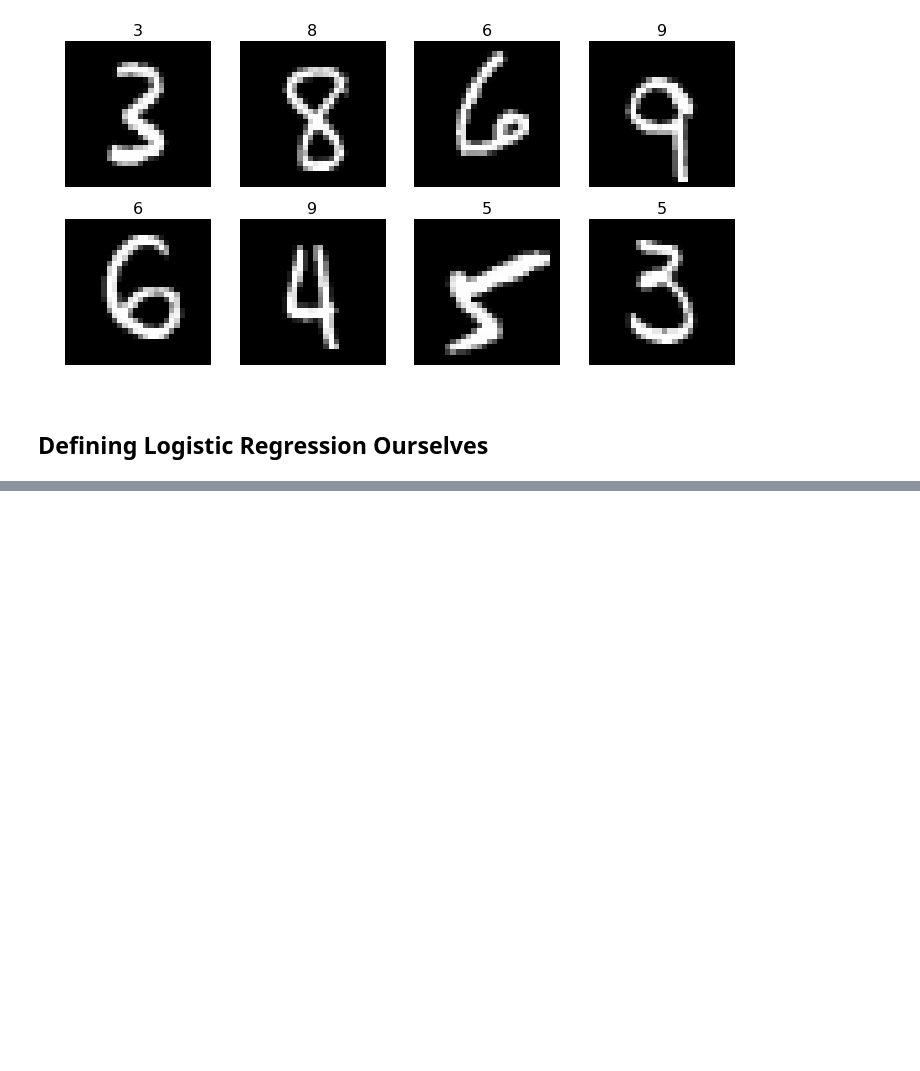
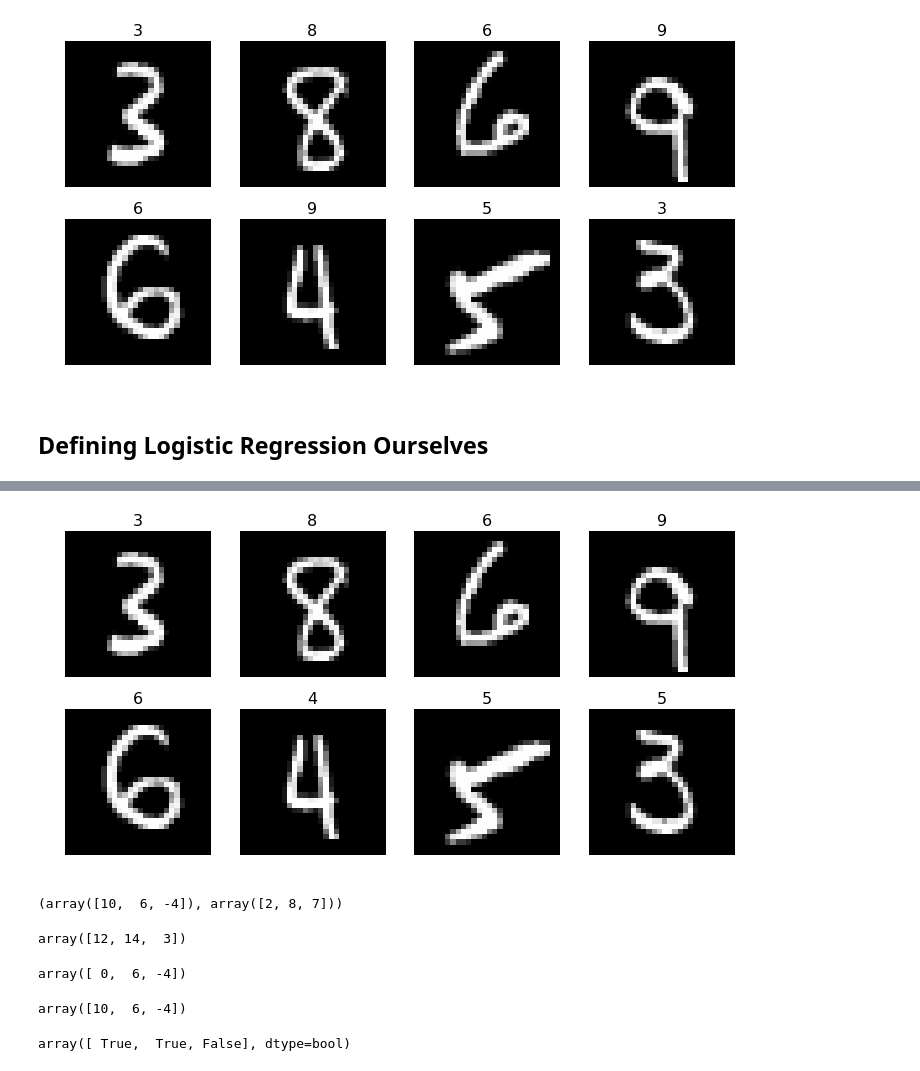
Before and after one commit to abhimanyumittal/fast_ai_ml, a Jupyter notebook: mnist_sgd.ipynb, the cells around one changed output, grey strips where cells are left out. Drawn from its saved outputs; the diff is of its cells as text; code cells hidden in the pictures; blank space fills up the shorter version.

```diff
--- a/mnist_sgd.ipynb
+++ b/mnist_sgd.ipynb
@@ -100,7 +100,9 @@ from fastai.dataset import *
 import torch.nn as nn
 # %%
 net = nn.Sequential(
-    nn.Linear(28*28,10),
+    nn.Linear(28*28,100),
+    nn.ReLU(),
+    nn.Linear(100,10),
     nn.LogSoftmax()
 ).cuda()
 # %%
@@ -186,0 +241,27 @@ epoch      trn_loss   val_loss   accuracy
+# %%
+preds = predict(net2, md.val_dl).argmax(1)
+plots(x_imgs[:8], titles=preds[:8])
+# %% [output]
+[figure, added]
+# %%
+a = np.array([10,6,-4])
+b = np.array([2,8,7])
+a,b
+# %% [output]
+(array([10,  6, -4]), array([2, 8, 7]))
+# %%
+a+b
+# %% [output]
+array([12, 14,  3])
+# %%
+(a<b)*a
+# %% [output]
+array([ 0,  6, -4])
+# %%
+a
+# %% [output]
+array([10,  6, -4])
+# %%
+a>0
+# %% [output]
+array([ True,  True, False], dtype=bool)
```
Also changed, not shown: parts of 36 cells of this notebook.
